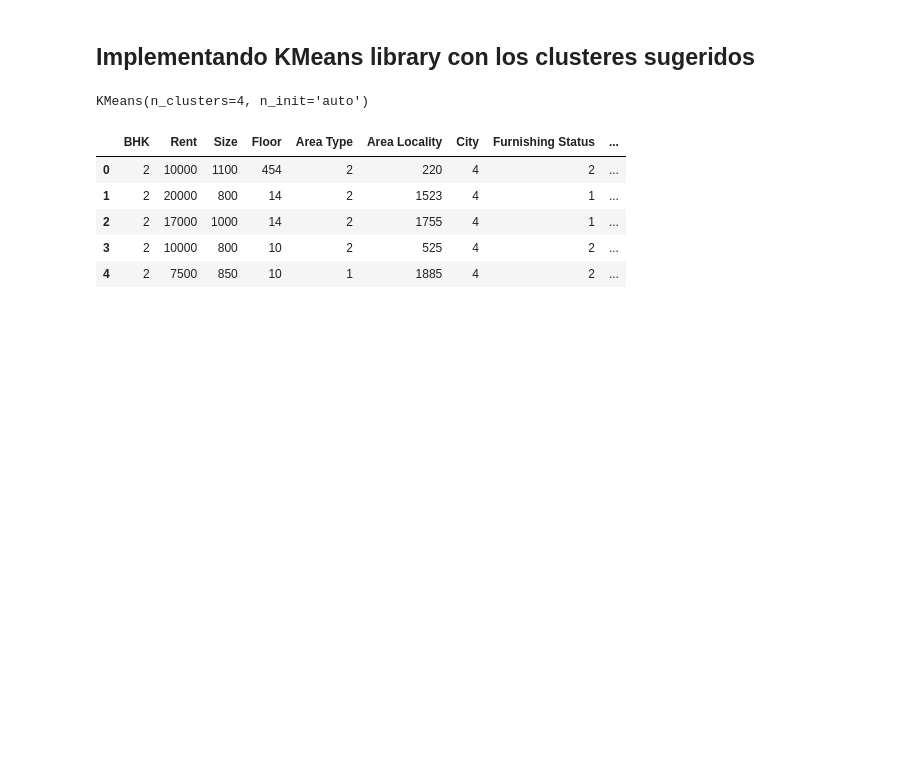
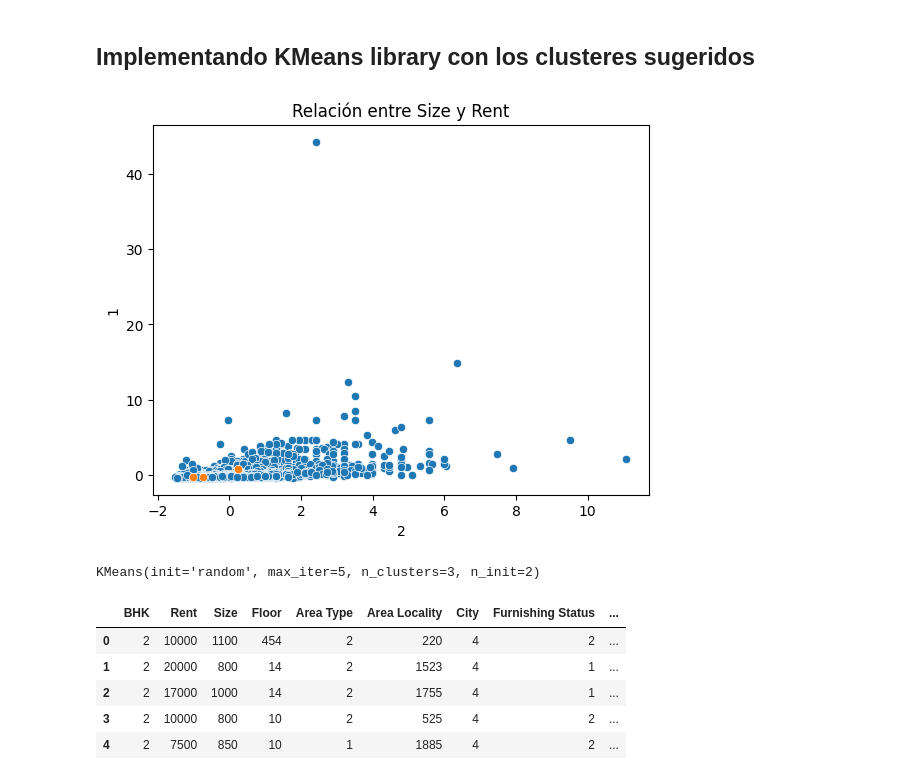
Before and after one commit to jleon253/house-rental-prediction, a Jupyter notebook: house_prediction_WKMC_ANN.ipynb, the cells around one changed output. Cells and saved outputs as stored; diff of their text form; code cells hidden in the pictures; blank space fills up the shorter version.

```diff
--- a/house_prediction_WKMC_ANN.ipynb
+++ b/house_prediction_WKMC_ANN.ipynb
@@ -223,3 +340,0 @@ Text(0, 0.5, 'Inercia')
-# %%
-# Número de clusters
-k = 4
@@ -285,15 +341,2 @@ while(diff!=0):
-# %%
-#Graficando clusters encontrados
-color = ['green', 'blue', 'yellow', 'pink']
-
-for kl in range(k):
-    data=X[X["Cluster"]==kl+1]
-    plt.scatter(data["Size"],data["Rent"],c=color[kl])
-
-plt.scatter(Centroids["Size"],Centroids["Rent"],c='red')
-plt.xlabel('Size')
-plt.ylabel('Rent')
-plt.title('Cliusters encontrados entre Size y Rent')
-plt.show()
 # %% [markdown]
 ## Implementando KMeans library con los clusteres sugeridos
@@ -300,15 +346,29 @@ plt.show()
+# %%
+def get_random_centroids(data, k = 3):
+
+    #return random samples from the dataset
+    cent = (data.sample(n = k))
+    return cent
+# %%
+# Tendencias entre las varables explicativas y la variable objetivo
+
+X = pd.DataFrame(df_scaled)[[1,2]]
+centroids = get_random_centroids(X, k=kClusters)
+sns.scatterplot(data=X, x=2, y=1)
+sns.scatterplot(data=centroids, x=2, y=1)
+plt.title('Relación entre Size y Rent')
+plt.show()
+# %% [output]
+[figure, added]
 # %%
 # Segunda prueba (con más clusters)
 # Definiendo la función K-means con k-means++ como inicialización
-clustering = KMeans(n_clusters=4, init='k-means++', n_init='auto', max_iter=300)
+clustering = KMeans(n_clusters=kClusters, init='random', n_init=2, max_iter=5)
 
 # Computamos sobre los datos escalados
 clustering.fit(df_scaled)
-
-# Se predice
-#pred = clustering.predict(df_scaled)
 # %% [output]
-KMeans(n_clusters=4, n_init='auto')
+KMeans(init='random', max_iter=5, n_clusters=3, n_init=2)
 # %%
 # Agregando clasificación como nueva columna al dataset original
 df_init['KMeans_Clusters'] = clustering.labels_
```
Also changed, not shown: parts of 32 cells of this notebook.
